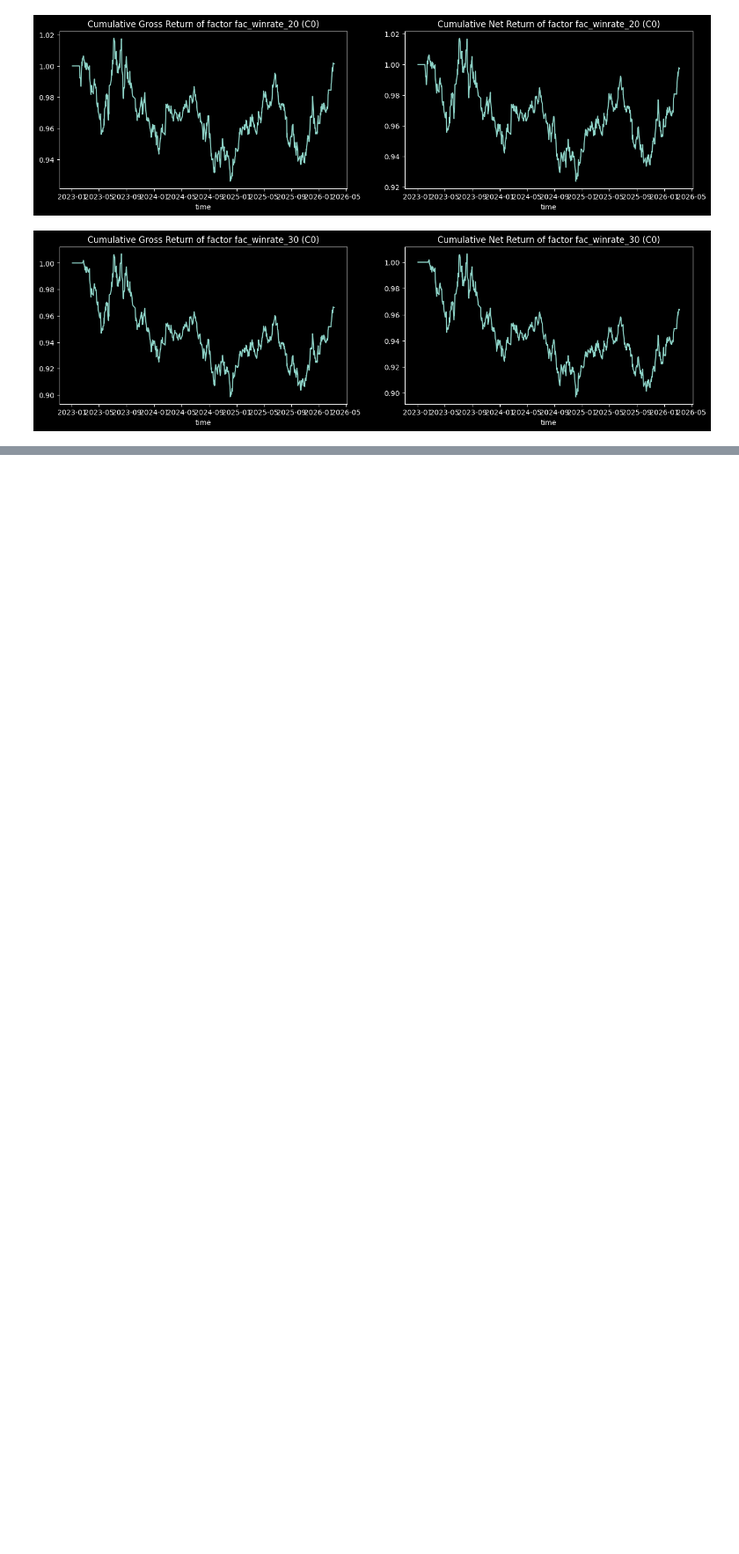
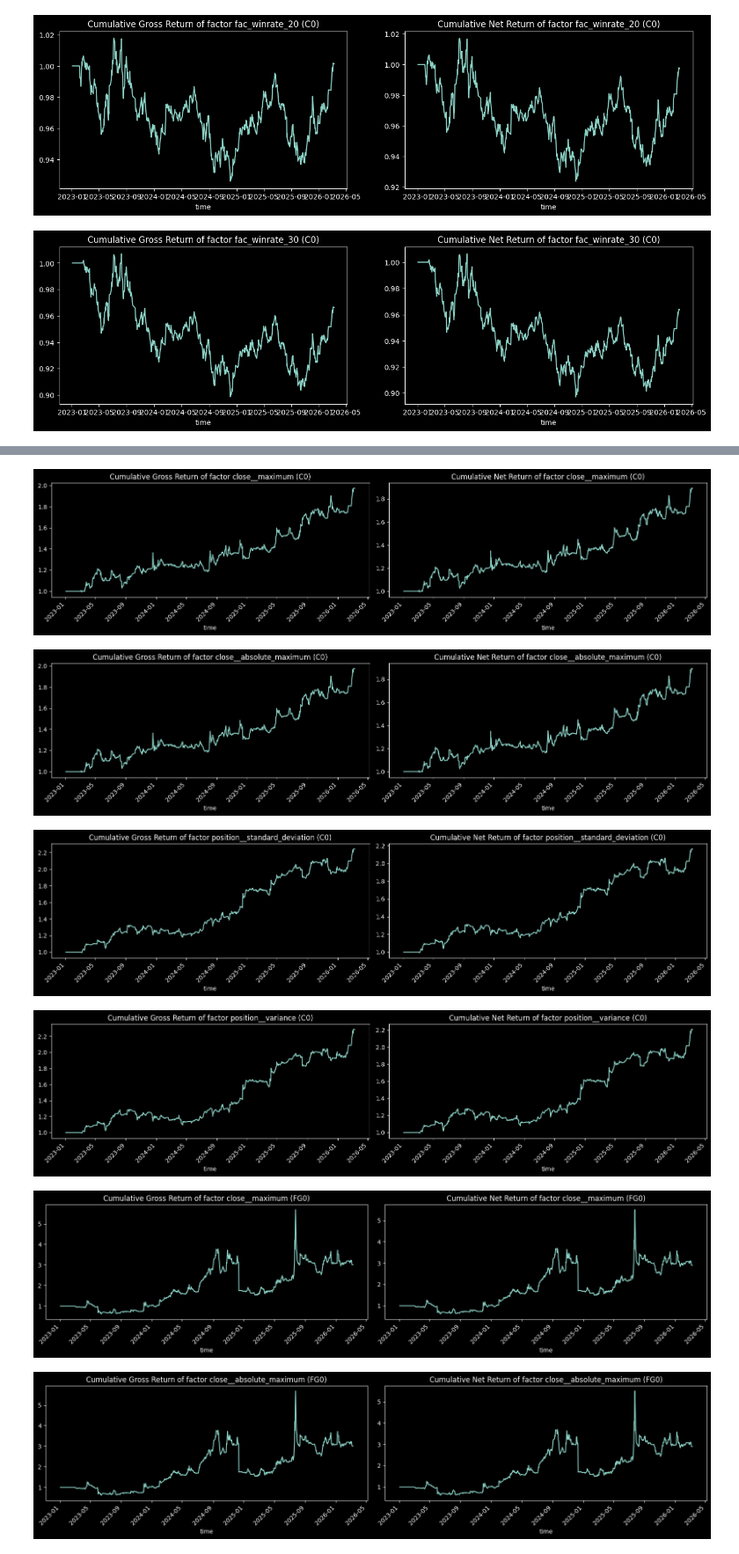
Before and after one commit to leoweng111/lionet, a Jupyter notebook: notebook/test_20260315.ipynb, the cells around one changed output, grey strips where cells are left out. Shown at 88% size. Saved outputs shown, nothing was run; the diff lists cells and outputs as text; code cells hidden in the pictures; blank space fills up the shorter version.

Commit message:
major-factor auto search

```diff
--- a/notebook/test_20260315.ipynb
+++ b/notebook/test_20260315.ipynb
@@ -143,0 +214,17 @@ bt.plot_nav()
+# %%
+from factors.factor_auto_search import FactorGenerator
+
+fg = FactorGenerator(
+    method='tsfresh',
+    instrument_id_list=['C0', 'FG0'],
+    fc_freq='1d',
+    start_time='20230101',
+    end_time='20260310',
+    min_window_size=20,
+    max_factor_count=200,
+    tsfresh_profile='comprehensive',
+    n_jobs=5,
+    apply_rolling_norm=True,
+    rolling_norm_window=30,
+    rolling_norm_min_periods=20
+)
@@ -143,0 +263,6 @@ bt.plot_nav()
+# %%
+fc_subset = ['close__maximum', 'close__absolute_maximum',
+             'position__standard_deviation', 'position__variance']
+config_path = fg.save_fc(fc_subset)
+selected_fc = FactorGenerator.load_fc(config_path)
+print(selected_fc)
@@ -143,0 +271,2 @@ bt.plot_nav()
+# %%
+bt2 = fg.backtest_from_fc_config(config_path)
@@ -143,0 +295,9 @@ bt.plot_nav()
+# %%
+bt2.plot_nav()
+# %% [output]
+[figure, added]
+[figure, added]
+[figure, added]
+[figure, added]
+[figure, added]
+[figure, added]
```
Also changed, not shown: parts of 33 cells of this notebook, 10 other files.
